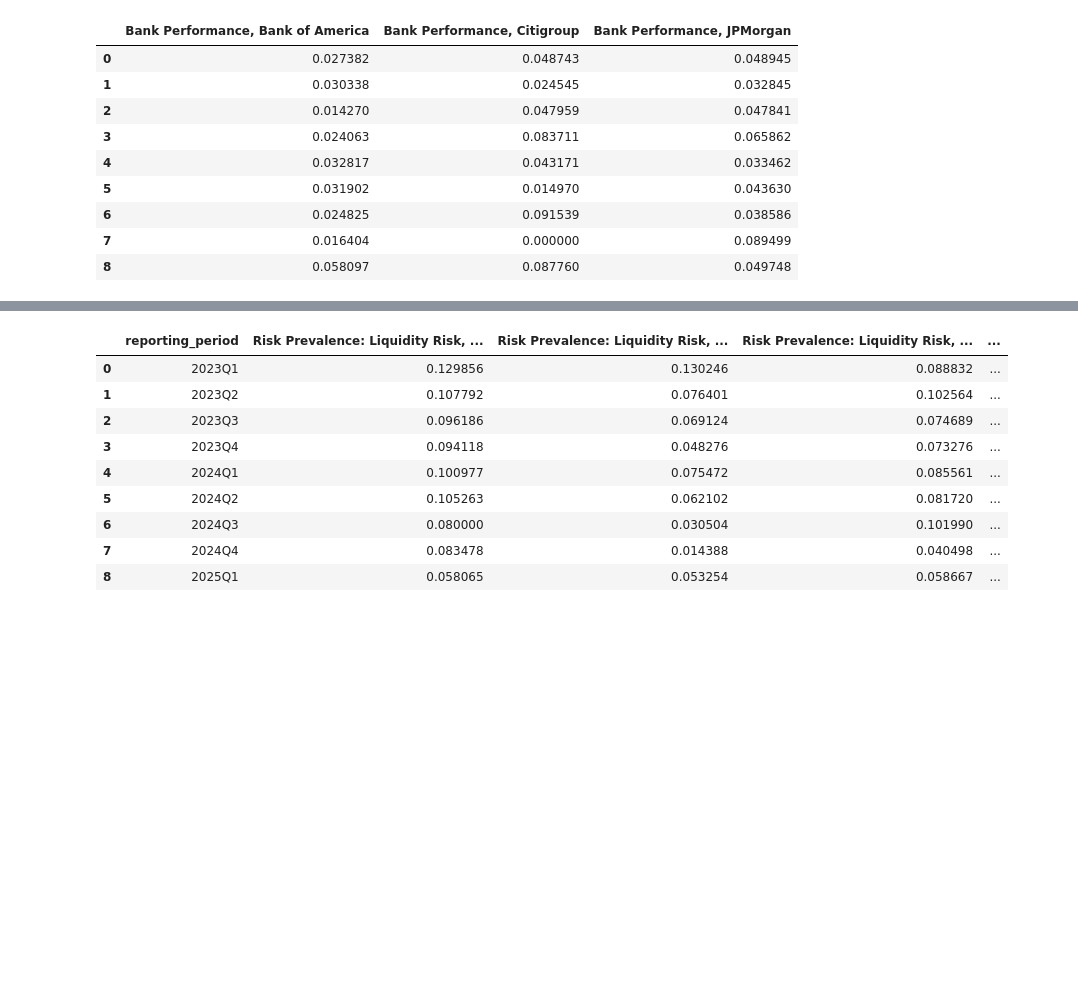
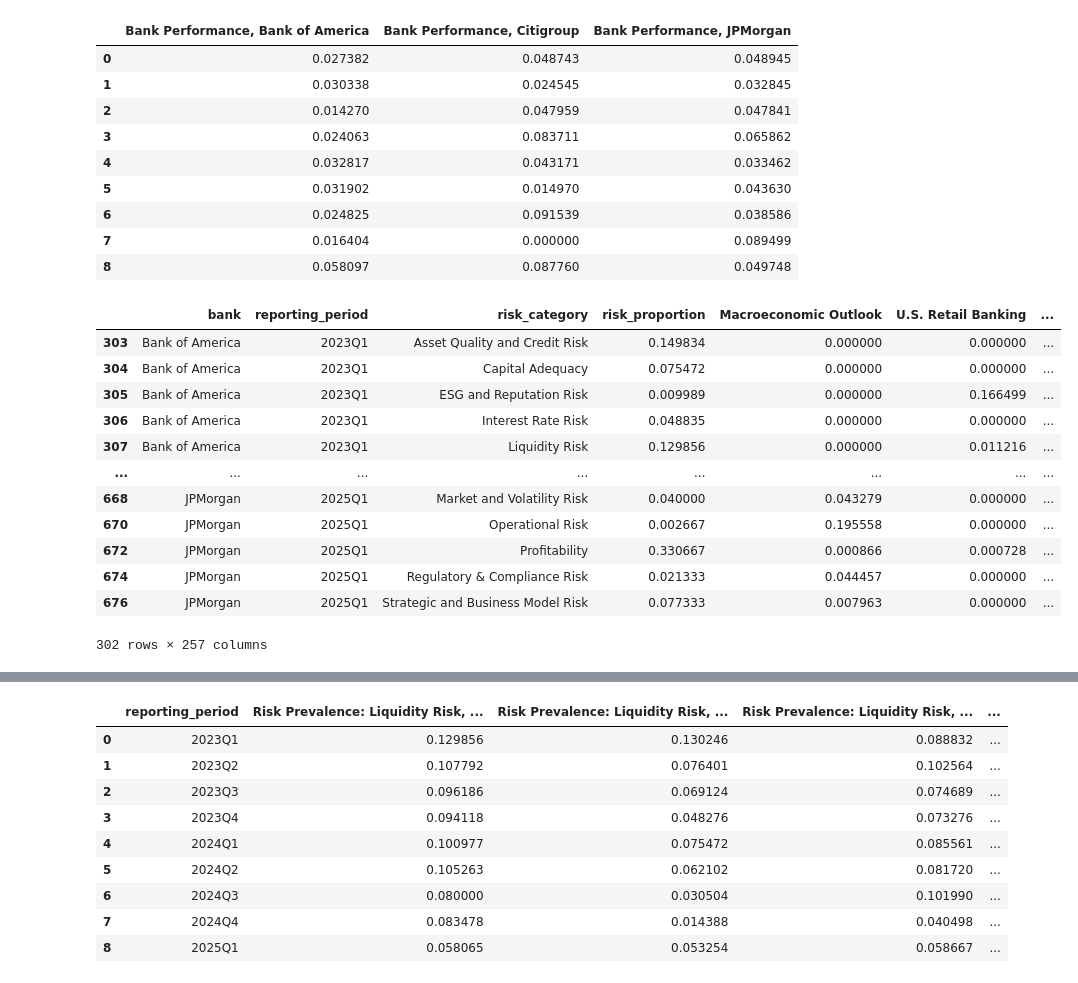
Before and after one commit to zr03/bank-of-eng-risk-monitoring, a Jupyter notebook: boe_risk_monitoring/nlp/nlp.ipynb, the cells around one changed output, grey strips where cells are left out. Saved outputs shown, nothing was run; the diff lists cells and outputs as text; code cells hidden in the pictures; blank space fills up the shorter version.

```diff
--- a/boe_risk_monitoring/nlp/nlp.ipynb
+++ b/boe_risk_monitoring/nlp/nlp.ipynb
@@ -1967,3 +1985,23 @@ fig_topics_relevance_quarter = generate_multiline_chart(
 )
 
 fig_topics_relevance_quarter.show()
+# %%
+source_type = "internal"
+sel_bool = (df_all_text_topics_relevance_quarter_agg_norm['source_type'] == source_type)
+df_topics_relevance_quarter_plotting2 = df_all_text_topics_relevance_quarter_agg_norm[sel_bool].copy()
+df_topics_relevance_quarter_plotting2.drop(columns=['source_type'], inplace=True)
+df_topics_relevance_quarter_plotting2
+# %% [output]
+|  | bank | reporting_period | risk_category | risk_proportion | Macroeconomic Outlook | U.S. Retail Banking | ... |
+| 303 | Bank of America | 2023Q1 | Asset Quality and Credit Risk | 0.149834 | 0.000000 | 0.000000 | ... |
+| 304 | Bank of America | 2023Q1 | Capital Adequacy | 0.075472 | 0.000000 | 0.000000 | ... |
+| 305 | Bank of America | 2023Q1 | ESG and Reputation Risk | 0.009989 | 0.000000 | 0.166499 | ... |
+| 306 | Bank of America | 2023Q1 | Interest Rate Risk | 0.048835 | 0.000000 | 0.000000 | ... |
+| 307 | Bank of America | 2023Q1 | Liquidity Risk | 0.129856 | 0.000000 | 0.011216 | ... |
+| ... | ... | ... | ... | ... | ... | ... | ... |
+| 668 | JPMorgan | 2025Q1 | Market and Volatility Risk | 0.040000 | 0.043279 | 0.000000 | ... |
+| 670 | JPMorgan | 2025Q1 | Operational Risk | 0.002667 | 0.195558 | 0.000000 | ... |
+| 672 | JPMorgan | 2025Q1 | Profitability | 0.330667 | 0.000866 | 0.000728 | ... |
+| 674 | JPMorgan | 2025Q1 | Regulatory & Compliance Risk | 0.021333 | 0.044457 | 0.000000 | ... |
+| 676 | JPMorgan | 2025Q1 | Strategic and Business Model Risk | 0.077333 | 0.007963 | 0.000000 | ... |
+302 rows × 257 columns
```
Also changed, not shown: parts of 5 cells of this notebook, 19 other files.
